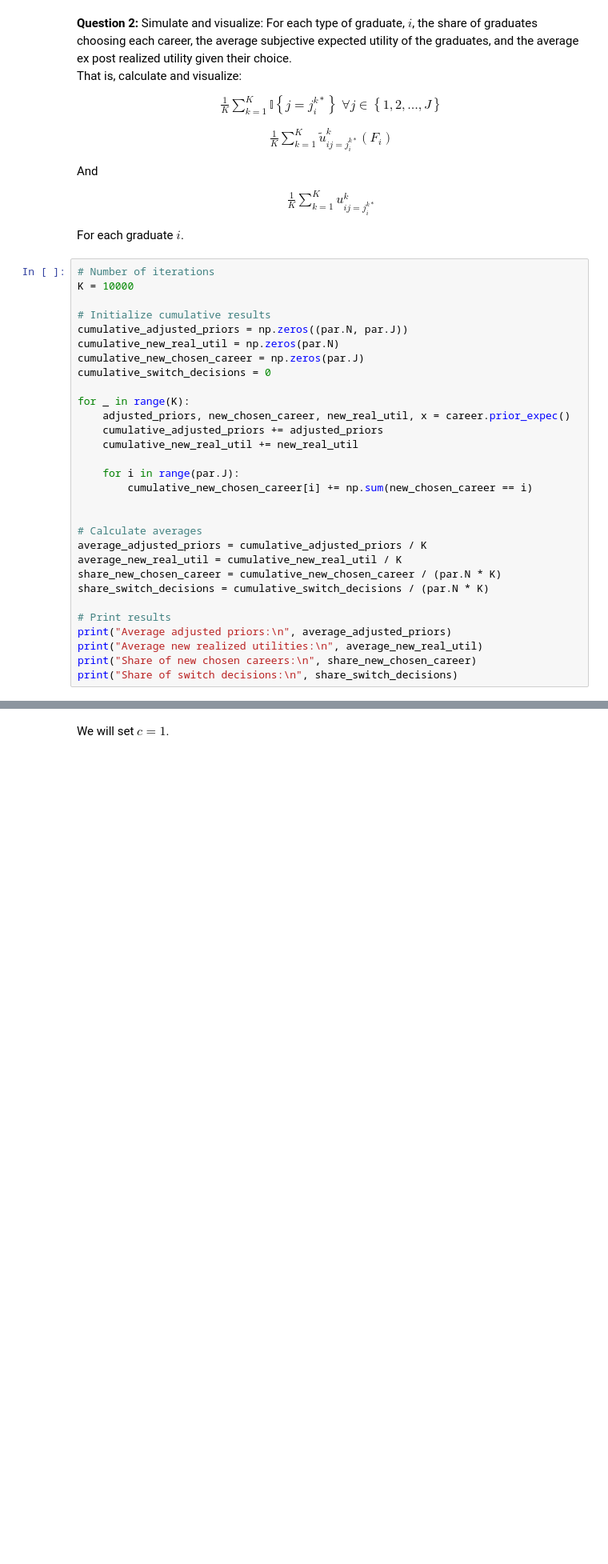
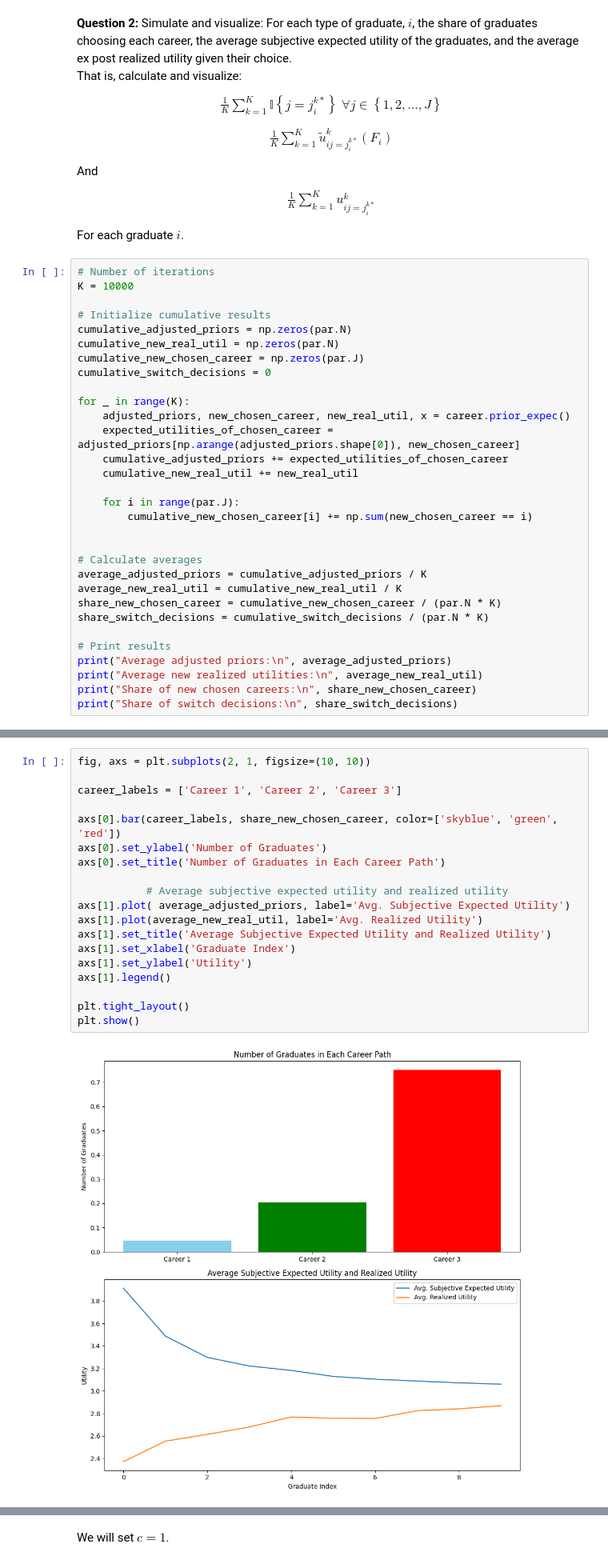
Before and after one commit to NumEconCopenhagen/projects-2024-mathias-mikkel-gabriele, a Jupyter notebook: examproject/exam_2024 copy.ipynb, the cells around one changed output, grey strips where cells are left out. Shown at 80% size. Saved outputs shown, nothing was run; the diff lists cells and outputs as text; blank space fills up the shorter version.

```diff
--- a/examproject/exam_2024 copy.ipynb
+++ b/examproject/exam_2024 copy.ipynb
@@ -177,14 +177,15 @@ For each graduate $i$.
 K = 10000
 
 # Initialize cumulative results
-cumulative_adjusted_priors = np.zeros((par.N, par.J))
+cumulative_adjusted_priors = np.zeros(par.N)
 cumulative_new_real_util = np.zeros(par.N)
 cumulative_new_chosen_career = np.zeros(par.J)
 cumulative_switch_decisions = 0
 
 for _ in range(K):
     adjusted_priors, new_chosen_career, new_real_util, x = career.prior_expec()
-    cumulative_adjusted_priors += adjusted_priors
+    expected_utilities_of_chosen_career = adjusted_priors[np.arange(adjusted_priors.shape[0]), new_chosen_career]
+    cumulative_adjusted_priors += expected_utilities_of_chosen_career
     cumulative_new_real_util += new_real_util
 
     for i in range(par.J):
@@ -222,5 +215,26 @@ Share of new chosen careers:
 Share of switch decisions:
  0.0
+# %%
+fig, axs = plt.subplots(2, 1, figsize=(10, 10))
+
+career_labels = ['Career 1', 'Career 2', 'Career 3']
+
+axs[0].bar(career_labels, share_new_chosen_career, color=['skyblue', 'green', 'red'])
+axs[0].set_ylabel('Number of Graduates')
+axs[0].set_title('Number of Graduates in Each Career Path')
+
+           # Average subjective expected utility and realized utility
+axs[1].plot( average_adjusted_priors, label='Avg. Subjective Expected Utility')
+axs[1].plot(average_new_real_util, label='Avg. Realized Utility')
+axs[1].set_title('Average Subjective Expected Utility and Realized Utility')
+axs[1].set_xlabel('Graduate Index')
+axs[1].set_ylabel('Utility')
+axs[1].legend()
+
+plt.tight_layout()
+plt.show()
+# %% [output]
+[figure, added]
 # %%
 # Write your answer here
 
```
Also changed, not shown: parts of 5 cells of this notebook.
